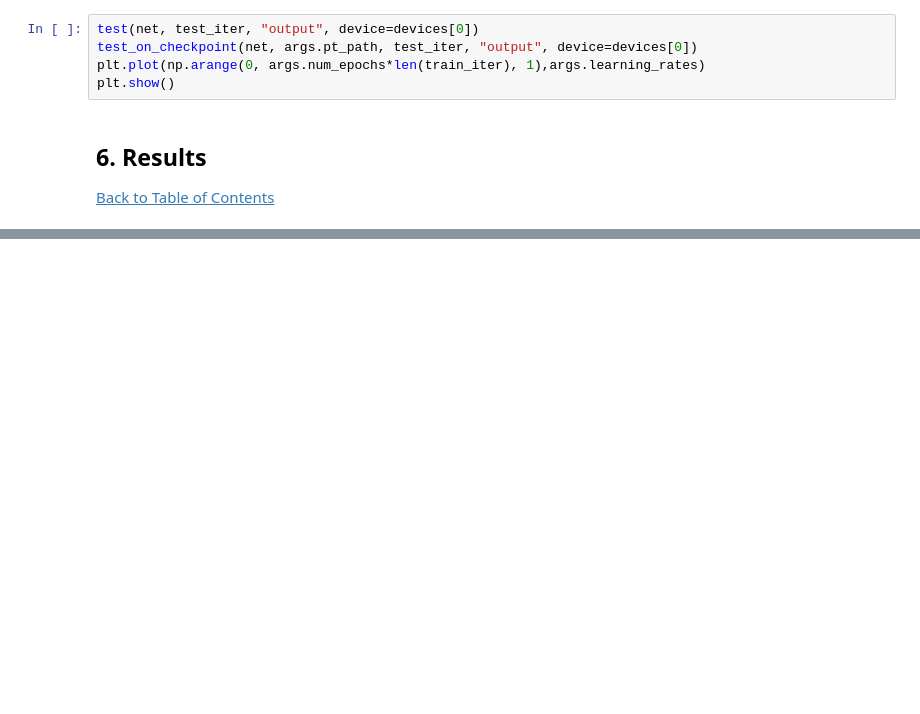
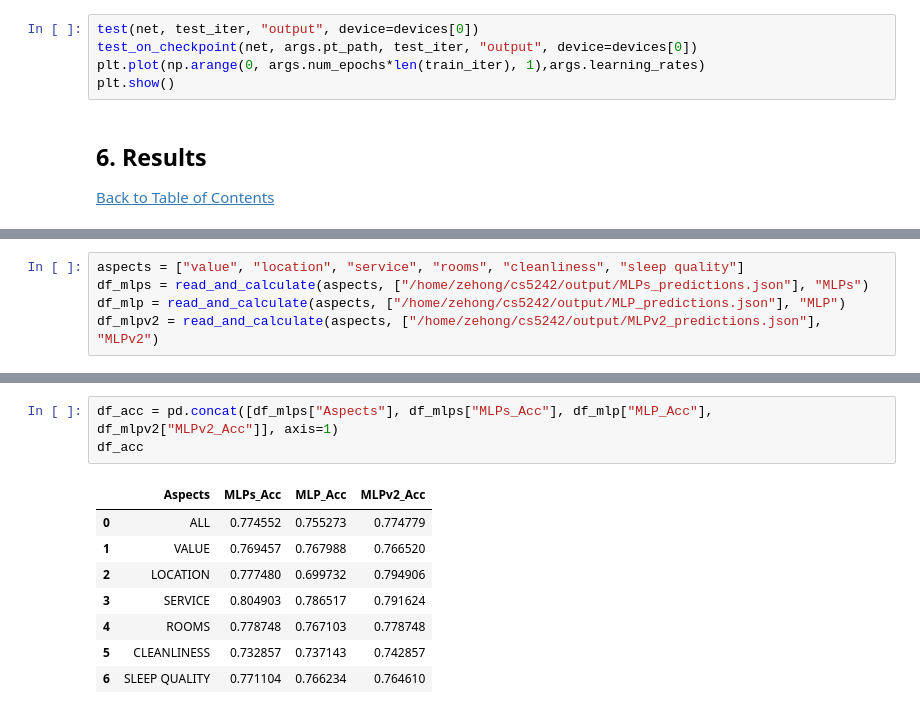
Before and after one commit to YanZehong/CS5242-ABSC, a Jupyter notebook: CS5242_GroupID26.ipynb, the cells around one changed output, grey strips where cells are left out. Drawn from its saved outputs; the diff is of its cells as text; blank space fills up the shorter version.

```diff
--- a/CS5242_GroupID26.ipynb
+++ b/CS5242_GroupID26.ipynb
@@ -1160,0 +1238,5 @@ plt.show()
+# %%
+aspects = ["value", "location", "service", "rooms", "cleanliness", "sleep quality"]
+df_mlps = read_and_calculate(aspects, ["/home/zehong/cs5242/output/MLPs_predictions.json"], "MLPs")
+df_mlp = read_and_calculate(aspects, ["/home/zehong/cs5242/output/MLP_predictions.json"], "MLP")
+df_mlpv2 = read_and_calculate(aspects, ["/home/zehong/cs5242/output/MLPv2_predictions.json"], "MLPv2")
@@ -1160,0 +1254,12 @@ plt.show()
+# %%
+df_acc = pd.concat([df_mlps["Aspects"], df_mlps["MLPs_Acc"], df_mlp["MLP_Acc"], df_mlpv2["MLPv2_Acc"]], axis=1)
+df_acc
+# %% [output]
+|  | Aspects | MLPs_Acc | MLP_Acc | MLPv2_Acc |
+| 0 | ALL | 0.774552 | 0.755273 | 0.774779 |
+| 1 | VALUE | 0.769457 | 0.767988 | 0.766520 |
+| 2 | LOCATION | 0.777480 | 0.699732 | 0.794906 |
+| 3 | SERVICE | 0.804903 | 0.786517 | 0.791624 |
+| 4 | ROOMS | 0.778748 | 0.767103 | 0.778748 |
+| 5 | CLEANLINESS | 0.732857 | 0.737143 | 0.742857 |
+| 6 | SLEEP QUALITY | 0.771104 | 0.766234 | 0.764610 |
```
Also changed, not shown: parts of 9 cells of this notebook, 1 other file.
